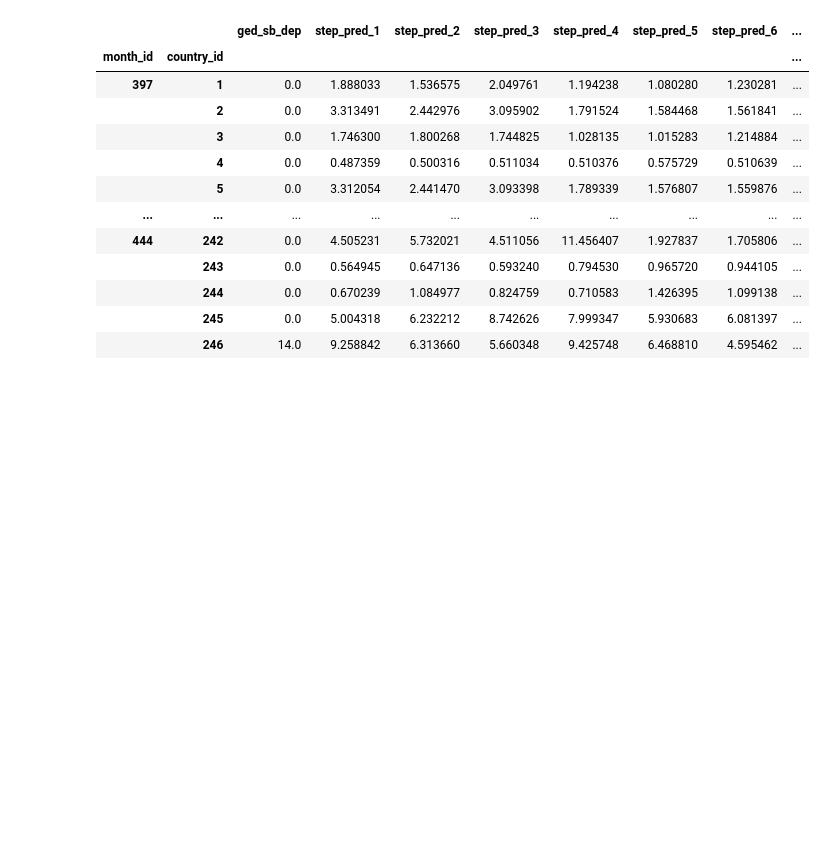
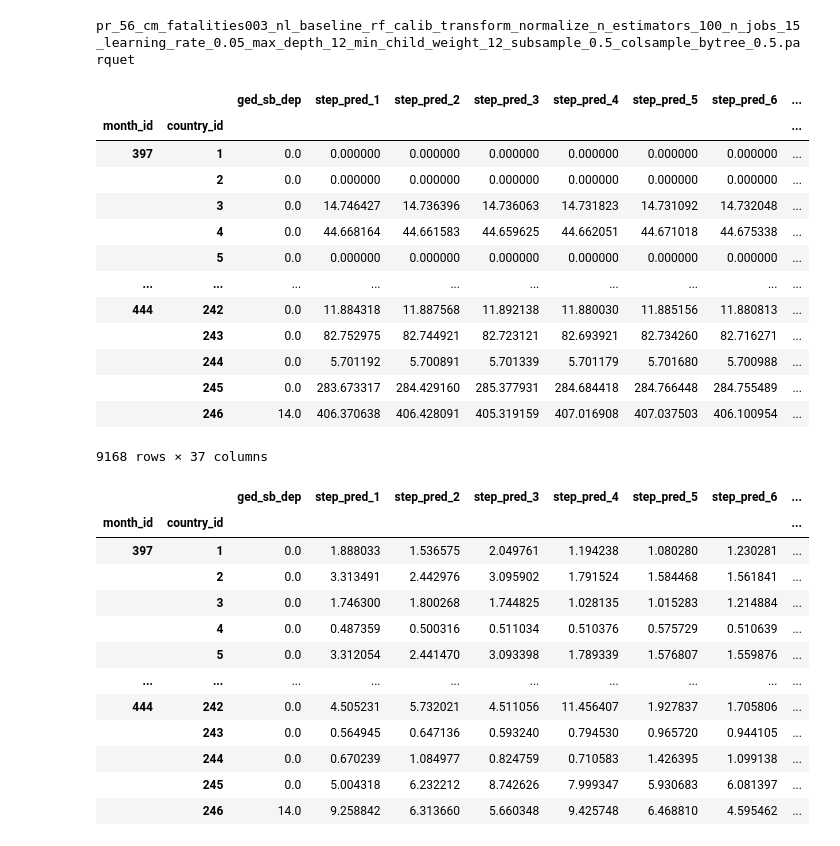
Before and after one commit to prio-data/fatalities003_development, a Jupyter notebook: Example.ipynb, the cells around one changed output. Saved outputs shown, nothing was run; the diff lists cells and outputs as text; code cells hidden in the pictures; blank space fills up the shorter version.

```diff
--- a/Example.ipynb
+++ b/Example.ipynb
@@ -160 +158,25 @@ pr_56_cm_fatalities003_nl_topics_rf_calib_transform_raw_n_estimators_250_n_jobs_
+# %%
+def normalize_retransform(x, min_val, max_val, b=1, a=0):
+    return (x - a) / (b - a) * (max_val - min_val) + min_val
+name = 'cm_fatalities003_nl_baseline_rf_calib_transform_normalize_n_estimators_100_n_jobs_15_learning_rate_0.05_max_depth_12_min_child_weight_12_subsample_0.5_colsample_bytree_0.5'
+df_para_model = para_transformed['normalize']['baseline003']
+df = pd.DataFrame.forecasts.read_store(run=run_id, name=name).replace([np.inf, -np.inf], 0)[stepcols]
+df = df.apply(lambda row: normalize_retransform(row, df_para_model['min_val'].loc[row.name[1]], df_para_model['max_val'].loc[row.name[1]]), axis=1)
+df
+# %% [output]
+pr_56_cm_fatalities003_nl_baseline_rf_calib_transform_normalize_n_estimators_100_n_jobs_15_learning_rate_0.05_max_depth_12_min_child_weight_12_subsample_0.5_colsample_bytree_0.5.parquet
+|  |  | ged_sb_dep | step_pred_1 | step_pred_2 | step_pred_3 | step_pred_4 | step_pred_5 | step_pred_6 | ... |
+| month_id | country_id |  |  |  |  |  |  |  | ... |
+| 397 | 1 | 0.0 | 0.000000 | 0.000000 | 0.000000 | 0.000000 | 0.000000 | 0.000000 | ... |
+|  | 2 | 0.0 | 0.000000 | 0.000000 | 0.000000 | 0.000000 | 0.000000 | 0.000000 | ... |
+|  | 3 | 0.0 | 14.746427 | 14.736396 | 14.736063 | 14.731823 | 14.731092 | 14.732048 | ... |
+|  | 4 | 0.0 | 44.668164 | 44.661583 | 44.659625 | 44.662051 | 44.671018 | 44.675338 | ... |
+|  | 5 | 0.0 | 0.000000 | 0.000000 | 0.000000 | 0.000000 | 0.000000 | 0.000000 | ... |
+| ... | ... | ... | ... | ... | ... | ... | ... | ... | ... |
+| 444 | 242 | 0.0 | 11.884318 | 11.887568 | 11.892138 | 11.880030 | 11.885156 | 11.880813 | ... |
+|  | 243 | 0.0 | 82.752975 | 82.744921 | 82.723121 | 82.693921 | 82.734260 | 82.716271 | ... |
+|  | 244 | 0.0 | 5.701192 | 5.700891 | 5.701339 | 5.701179 | 5.701680 | 5.700988 | ... |
+|  | 245 | 0.0 | 283.673317 | 284.429160 | 285.377931 | 284.684418 | 284.766448 | 284.755489 | ... |
+|  | 246 | 14.0 | 406.370638 | 406.428091 | 405.319159 | 407.016908 | 407.037503 | 406.100954 | ... |
+9168 rows × 37 columns
 # %%
```
Also changed, not shown: parts of 22 cells of this notebook, 15 other files.
